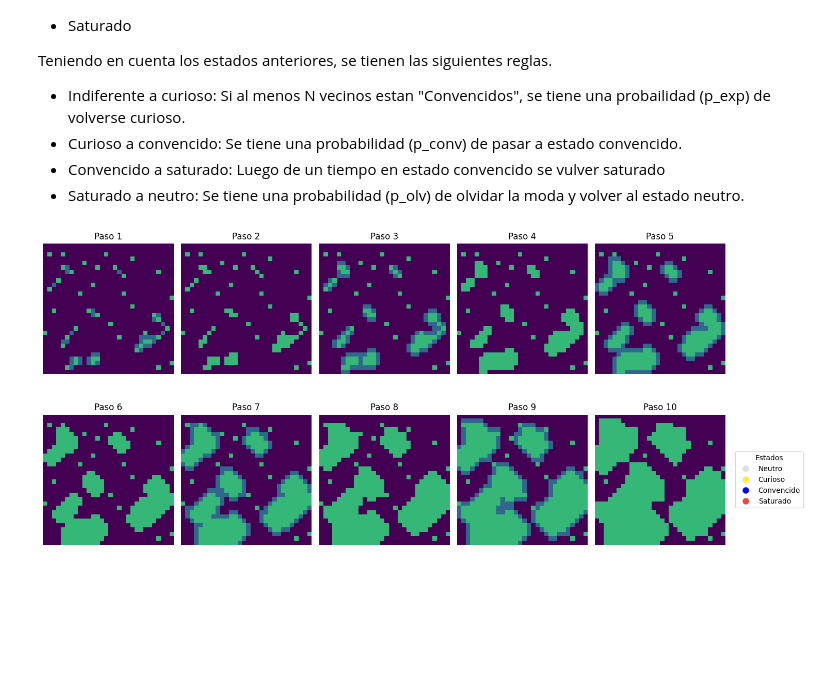
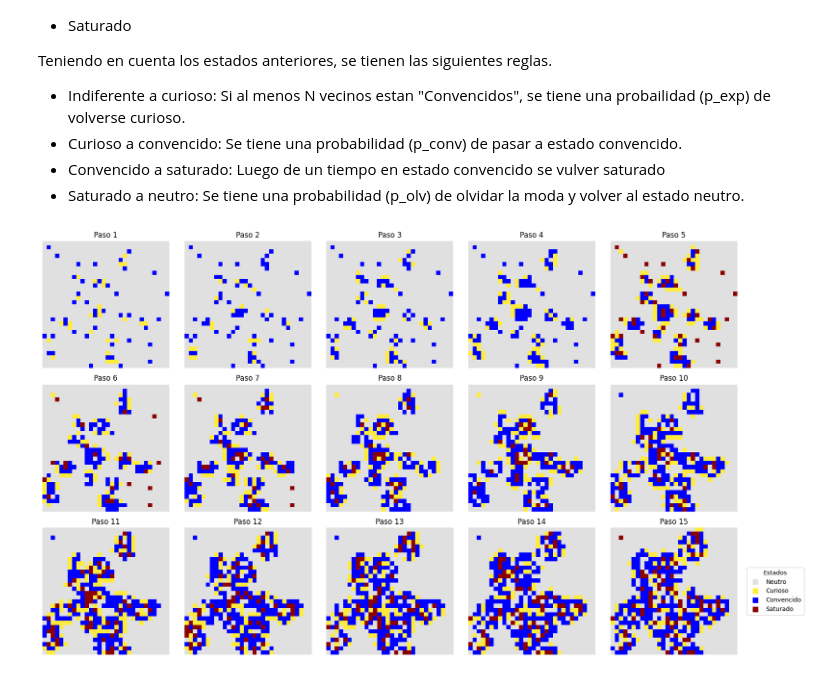
Before and after one commit to Jbarreraro/Inteligencia_artificial_y_mini_robots, a Jupyter notebook: Automatas_celulares/Ejercicios_automatas_celulares.ipynb, the cells around one changed output. Drawn from its saved outputs; the diff is of its cells as text; code cells hidden in the pictures; blank space fills up the shorter version.

```diff
--- a/Automatas_celulares/Ejercicios_automatas_celulares.ipynb
+++ b/Automatas_celulares/Ejercicios_automatas_celulares.ipynb
@@ -26,32 +27,33 @@ import matplotlib.animation as animation
 # %%
 # Parámetros
 grid_size = 30
-steps = 30
+steps = 15
 # Probabilidades
-p_expose = 1
-p_convince = 1
-p_forgot = 0.1
+p_exp = 0.5 #Probabilidad de estar expuesto
+p_conv = 0.5 #Probabilidad para convencer
+p_olv = 0.5 #Probabilidad para olvidar
 # Condiciones
 umbral_conv = 2
-t_max = 20  # pasos antes de saturarse
+t_max = 5  # pasos antes de saturarse
 # %%
+# Inicialización de la cuadrícula
 def inicializar():
-    # Todos los individuos comienzan en el estado Neutro (0)
     estado = np.zeros((grid_size, grid_size), dtype=int)
     tiempo_conv = np.zeros_like(estado)
 
-    # Hacer que algunos individuos inicien como Convencidos (2)
-    num_convencidos = int(0.05 * grid_size * grid_size)  # 5% de la población empieza convencida
+    num_convencidos = int(0.05 * grid_size * grid_size)
     for _ in range(num_convencidos):
         x, y = np.random.randint(0, grid_size, 2)
         estado[x, y] = 2
 
     return estado, tiempo_conv
 
+# Contar vecinos con un valor específico
 def contar_vecinos_estado(estado, i, j, valor):
-    vecinos = estado[max(i-1,0):min(i+2,grid_size), max(j-1,0):min(j+2,grid_size)]
+    vecinos = estado[max(i-1, 0):min(i+2, grid_size), max(j-1, 0):min(j+2, grid_size)]
     return np.sum(vecinos == valor) - (estado[i, j] == valor)
 
+# Actualizar estados
 def actualizar(estado, tiempo_conv):
     nuevo_estado = estado.copy()
     nuevo_tiempo = tiempo_conv.copy()
@@ -62,54 +64,53 @@ def actualizar(estado, tiempo_conv):
             vecinos_conv = contar_vecinos_estado(estado, i, j, 2)
 
             if est == 0:  # Neutro
-                if vecinos_conv >= umbral_conv and np.random.rand() < p_expose:
+                if vecinos_conv >= umbral_conv and np.random.rand() < p_exp:
                     nuevo_estado[i, j] = 1
 
             elif est == 1:  # Curioso
-                if np.random.rand() < p_convince:
+                if np.random.rand() < p_conv:
                     nuevo_estado[i, j] = 2
                     nuevo_tiempo[i, j] = 0
 
             elif est == 2:  # Convencido
                 nuevo_tiempo[i, j] += 1
                 if nuevo_tiempo[i, j] >= t_max:
                     nuevo_estado[i, j] = 3
 
             elif est == 3:  # Saturado
-                if np.random.rand() < p_forgot:
+                if np.random.rand() < p_olv:
                     nuevo_estado[i, j] = 0
 
     return nuevo_estado, nuevo_tiempo
 
 # Inicialización
 estado, tiempo_conv = inicializar()
 
-# Configurar subplots: Aseguramos que hay suficientes subgráficos para los pasos.
-fig, axes = plt.subplots(2, 5, figsize=(15, 7))  # 2 filas y 5 columnas
+# Configurar subplots: 3 filas y 5 columnas para 15 pasos
+fig, axes = plt.subplots(3, 5, figsize=(18, 10))
 axes = axes.flatten()
 
-# Colormap y convenciones de colores
-cmap = plt.cm.get_cmap('Set2', 4)  # Definir colores para los 4 estados (Neutro, Curioso, Convencido, Saturado)
+# Colores y colormap
+colors = ['#E0E0E0', '#FFEB3B', '#0000FF', '#8B0000']  # Neutro, Curioso, Convencido, Saturado
 estado_labels = ['Neutro', 'Curioso', 'Convencido', 'Saturado']
-colors = ['#E0E0E0', '#FFEB3B', '#0000FF', '#F44336']  # Gris, Amarillo, Verde, Rojo
+cmap_discreto = ListedColormap(colors)
 
-# Simular y mostrar distintos pasos
-for i in range(min(steps, len(axes))):  # Aseguramos que no se exceda el número de subgráficos
+# Simulación y visualización
+for i in range(min(steps, len(axes))):
     estado, tiempo_conv = actualizar(estado, tiempo_conv)
     ax = axes[i]
-    ax.imshow(estado, vmin=0, vmax=3)
+    ax.imshow(estado, cmap=cmap_discreto, vmin=0, vmax=3)
     ax.set_title(f"Paso {i+1}")
     ax.axis('off')
 
-# Añadir leyenda
-handles = [plt.Line2D([0], [0], marker='o', color='w', markerfacecolor=color, markersize=10) for color in colors]
+# Leyenda
+handles = [plt.Line2D([0], [0], marker='s', color='w', markerfacecolor=color, markersize=10) for color in colors]
 plt.legend(handles, estado_labels, title="Estados", bbox_to_anchor=(1.05, 0.5), loc='center left')
 
-# Ajustar el layout y mostrar la figura
 plt.tight_layout()
 plt.show()
 # %% [output]
-[figure, old version]
+[figure, new version]
 # %% [markdown]
 3.Tome el plano de una ciudad pequeña y localice, por ejemplo, las droguerías, o colegios ¿es posible que falte alguno en la ciudad? Incluya información adicional como densidad de personas. Utilice diagramas de Voronoi.
 
```
Also changed, not shown: parts of 3 cells of this notebook.
